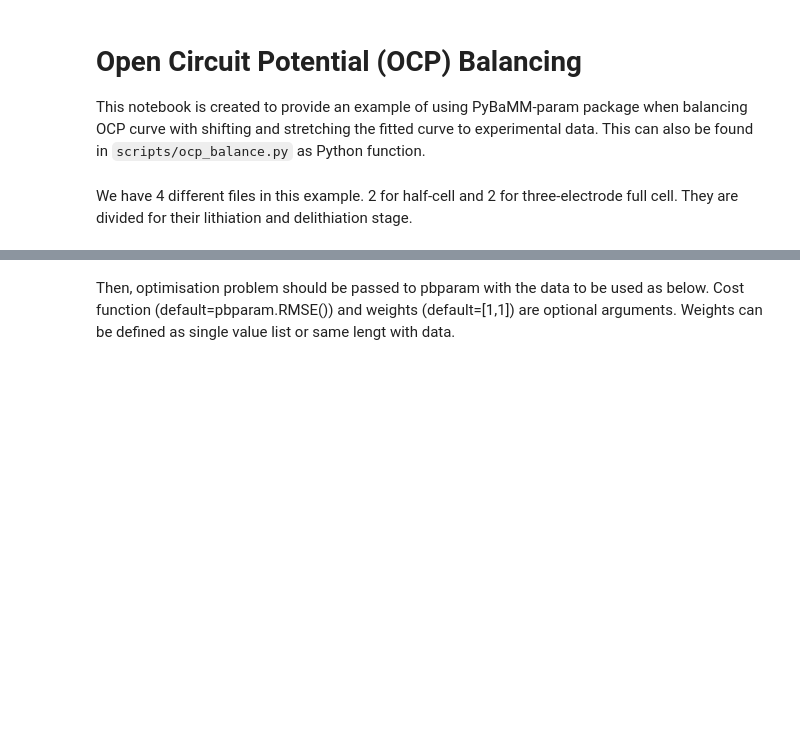
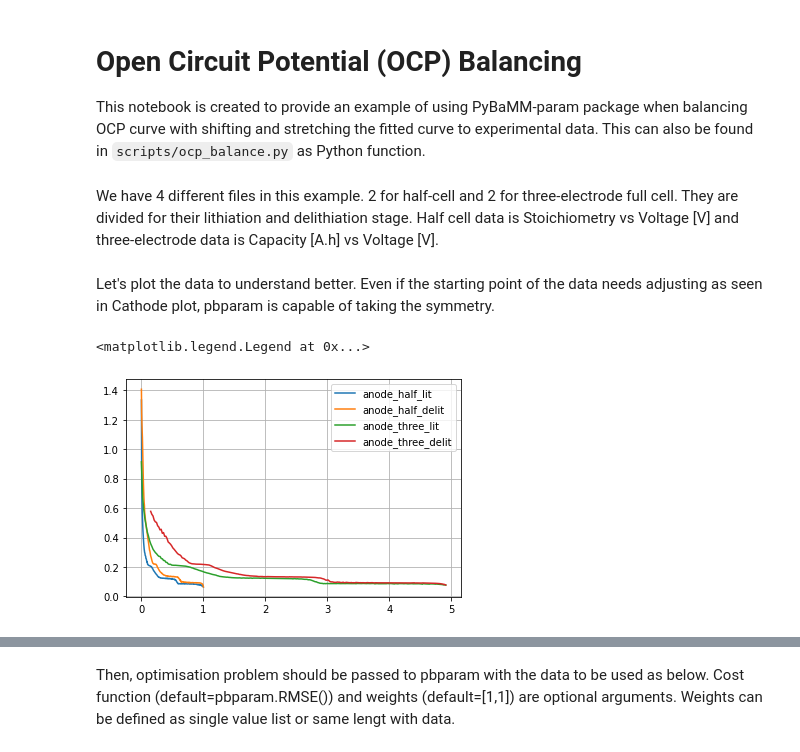
Before and after one commit to paramm-team/pybamm-param, a Jupyter notebook: examples/notebooks/ocp_balance.ipynb, the cells around one changed output, grey strips where cells are left out. Drawn from its saved outputs; the diff is of its cells as text; code cells hidden in the pictures; blank space fills up the shorter version.

```diff
--- a/examples/notebooks/ocp_balance.ipynb
+++ b/examples/notebooks/ocp_balance.ipynb
@@ -10,5 +11,5 @@ import os
 
 os.chdir(os.path.join(pbparam.__path__[0], "input", "data"))
 # %% [markdown]
-We have 4 different files in this example. 2 for half-cell and 2 for three-electrode full cell. They are divided for their lithiation and delithiation stage.
+We have 4 different files in this example. 2 for half-cell and 2 for three-electrode full cell. They are divided for their lithiation and delithiation stage. Half cell data is Stoichiometry vs Voltage [V] and three-electrode data is Capacity [A.h] vs Voltage [V].
 # %%
@@ -25,0 +27,12 @@ cathode_three_delit = pd.read_csv(os.path.join("cathode_OCP_3_delit.csv"))
+# %% [markdown]
+Let's plot the data to understand better. Even if the starting point of the data needs adjusting as seen in Cathode plot, pbparam is capable of taking the symmetry.
+# %%
+plt.plot(anode_half_lit['Stoichiometry'], anode_half_lit['Voltage [V]'], label='anode_half_lit')
+plt.plot(anode_half_delit['Stoichiometry'], anode_half_delit['Voltage [V]'], label='anode_half_delit')
+plt.plot(anode_three_lit['Capacity [A.h]'], anode_three_lit['Voltage [V]'], label='anode_three_lit')
+plt.plot(anode_three_delit['Capacity [A.h]'], anode_three_delit['Voltage [V]'], label='anode_three_delit')
+plt.grid()
+plt.legend()
+# %% [output]
+<matplotlib.legend.Legend at 0x...>
+[figure, added]
```
Also changed, not shown: parts of 7 cells of this notebook, 5 other files.
